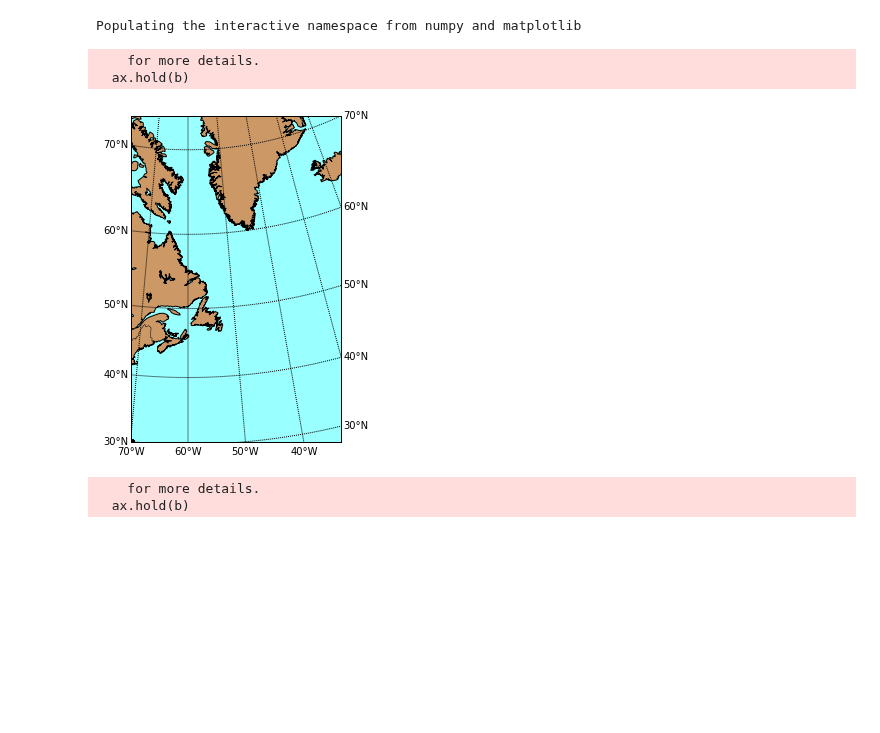
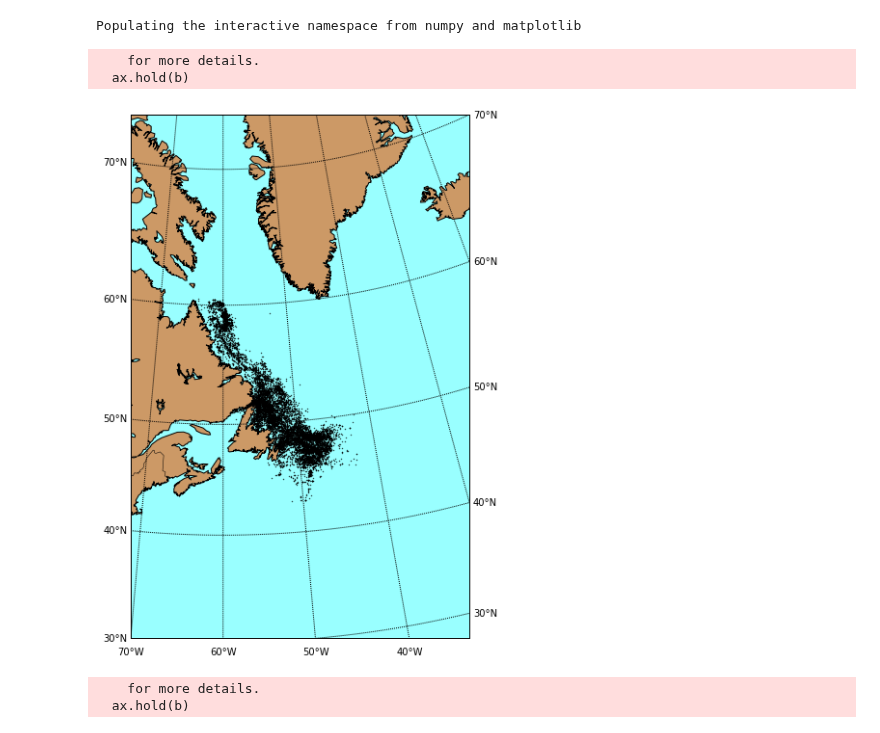
Before and after one commit to evankielley/IceDEF, a Jupyter notebook: notebooks/iip_iceberg_data.ipynb, the cells around one changed output. Saved outputs shown, nothing was run; the diff lists cells and outputs as text; code cells hidden in the pictures; blank space fills up the shorter version.

```diff
--- a/notebooks/iip_iceberg_data.ipynb
+++ b/notebooks/iip_iceberg_data.ipynb
@@ -112,38 +151,39 @@ plt.scatter(df['LONGITUDE'], df['LATITUDE'])
 from mpl_toolkits.basemap import Basemap
 # %%
 %pylab inline
-pylab.rcParams['figure.figsize'] = (10, 6)
+pylab.rcParams['figure.figsize'] = (10, 10)
 # %% [output]
 Populating the interactive namespace from numpy and matplotlib
 # %%
 # Lambert Conformal Conic map.
 min_lon = -70.
 max_lon = -10.
 min_lat = 30.
 max_lat = 70.
 
 m = Basemap(llcrnrlon = min_lon, llcrnrlat = min_lat,
             urcrnrlon = max_lon, urcrnrlat = max_lat,
             projection = 'lcc', lat_1 = 20.,
             lat_2 = 40., lon_0 = -60.,
             resolution = 'l', area_thresh = 1000.)
 
 m.drawcoastlines()
 m.drawcountries()
 m.drawmapboundary(fill_color='#99ffff')
 m.fillcontinents(color='#cc9966',lake_color='#99ffff')
 m.drawparallels(np.arange(0,100,10),labels=[1,1,0,0])
 m.drawmeridians(np.arange(-100,0,10),labels=[0,0,0,1])
 plt.title('')
 
 #m.plot(df['LONGITUDE'], df['LATITUDE'], linewidth = 1.5, color = 'r')
-m.scatter(df['LONGITUDE'], df['LATITUDE'], marker ='o', color = 'k')
+x, y = m(list(df['LONGITUDE']), list(df['LATITUDE']))
+m.scatter(x,y, s=.5, marker ='.',  color = 'k')
 
 plt.show()
 # %% [output]
     for more details.
   ax.hold(b)
-[figure, old version]
+[figure, new version]
 # %%
 # create new figure, axes instances.
 fig = plt.figure()
```
Also changed, not shown: parts of 10 cells of this notebook.
